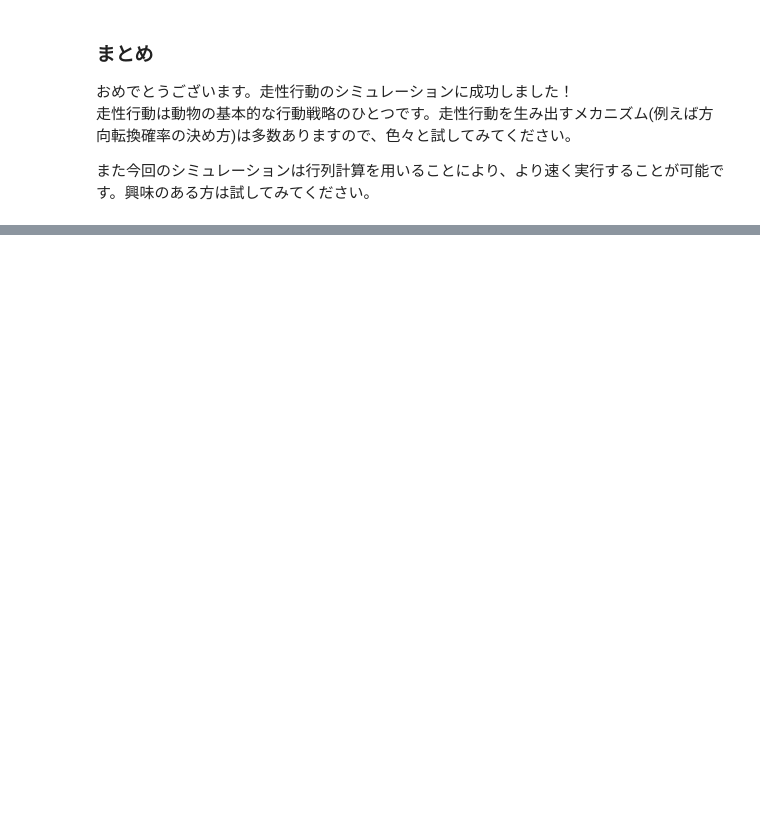
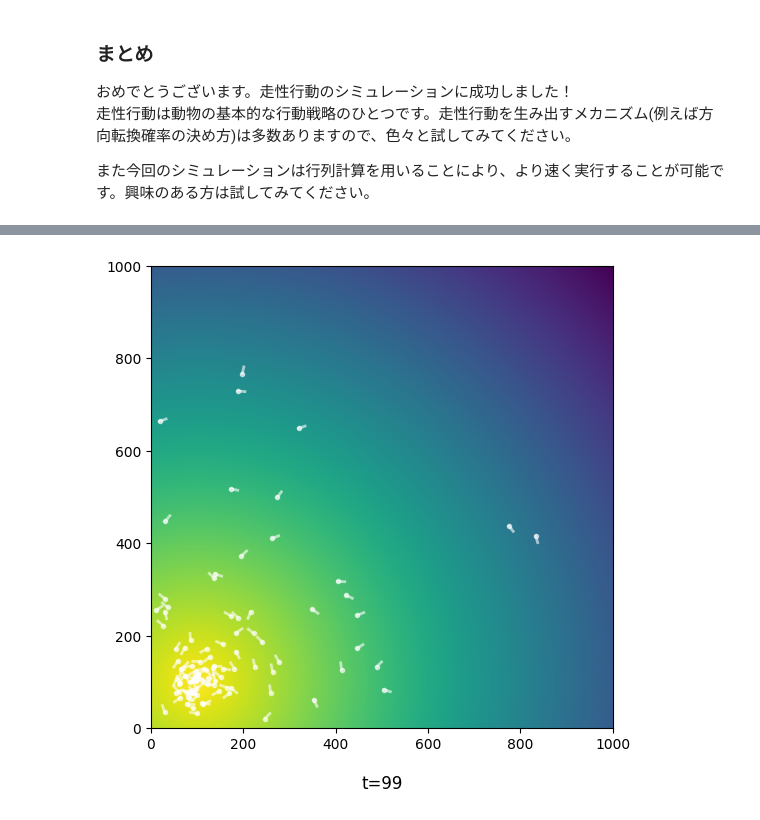
Before and after one commit to YuToyoshima/python_samples, a Jupyter notebook: pirouette_answer.ipynb, the cells around one changed output, grey strips where cells are left out. Cells and saved outputs as stored; diff of their text form; code cells hidden in the pictures; blank space fills up the shorter version.

```diff
--- a/pirouette_answer.ipynb
+++ b/pirouette_answer.ipynb
@@ -209,0 +264,15 @@ Text(0, 0.5, 'Concentration')
+# %%
+fig, ax = plt.subplots(figsize=(6,6))
+ax.imshow(gradient)
+head = []
+body = []
+
+for c in range(num_animals):
+    h, = ax.plot(trajectory_x[c,1], trajectory_y[c,1], ".", c="white", lw=2, alpha=0.6)
+    b, = ax.plot(trajectory_x[c,0:2], trajectory_y[c,0:2], "-", c="white", lw=2, alpha=0.6)
+    head.append(h)
+    body.append(b)
+
+ani = animation.FuncAnimation(fig, wormplot, interval=100, frames=max_time, blit=True)
+HTML(ani.to_html5_video())
+# %% [output]
@@ -209,0 +280 @@ Text(0, 0.5, 'Concentration')
+[figure, added]
```
Also changed, not shown: parts of 11 cells of this notebook.
